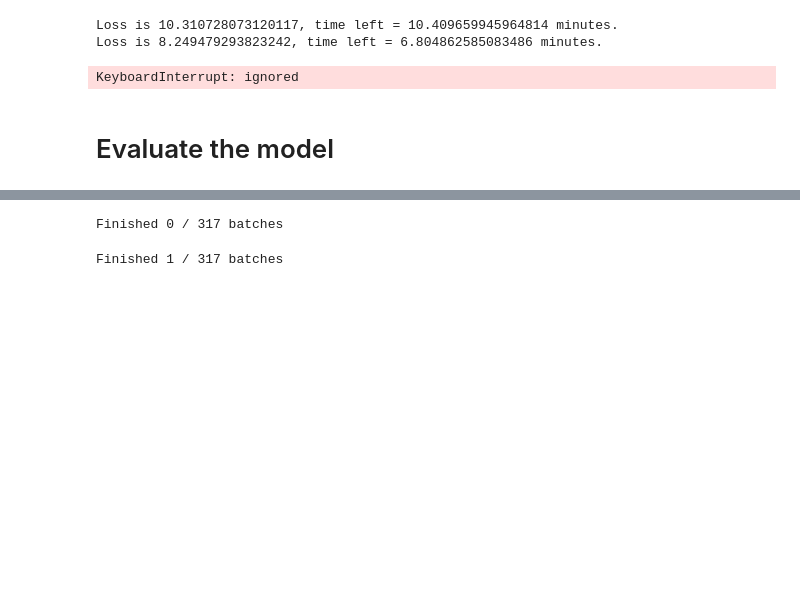
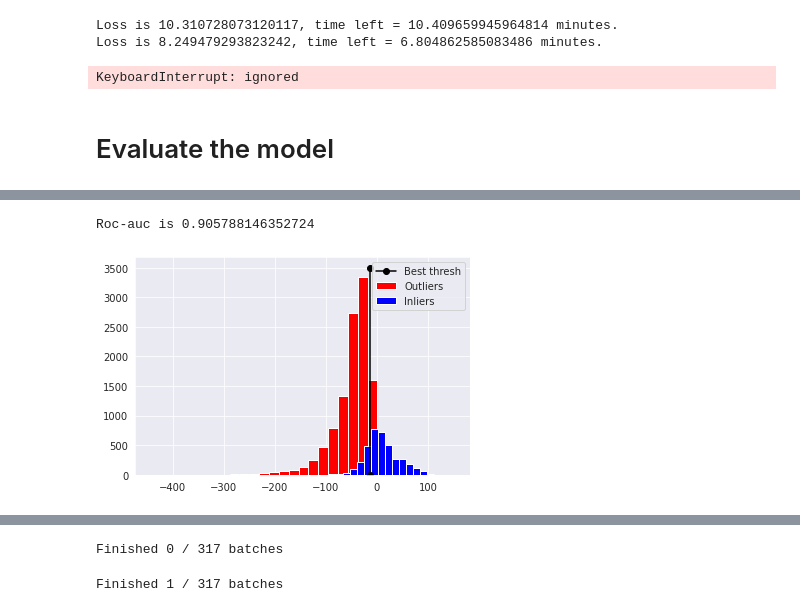
Before and after one commit to dragosconst/Anomaly-Detection, a Jupyter notebook: Anomaly_Detection.ipynb, the cells around one changed output, grey strips where cells are left out. Cells and saved outputs as stored; diff of their text form; code cells hidden in the pictures; blank space fills up the shorter version.

```diff
--- a/Anomaly_Detection.ipynb
+++ b/Anomaly_Detection.ipynb
@@ -544,0 +694,19 @@ model = model.to(device)
+# %%
+labels = np.array(labels_nice)
+new_scores = copy.deepcopy(sports_scores)
+for idx, score in enumerate(new_scores):
+  for ids, el in enumerate(score):
+    if el >= best_max_thresh:
+      score[ids] = max_val
+    elif el < best_max_thresh:
+      score[ids] = min_val
+new_scores = np.array([np.sum(s) for s in new_scores])
+print(f"Roc-auc is {roc_auc_score(labels_nice, new_scores)}")
+plt.hist(new_scores[np.where(labels == 0)[0]], bins=30, color="red")
+plt.hist(new_scores[np.where(labels == 1)[0]], bins=30, color="blue")
+plt.plot([-14, -14], [0, 3500], marker = 'o', color="black")
+plt.legend(['Best thresh', 'Outliers', 'Inliers'])
+plt.show()
+# %% [output]
+Roc-auc is 0.905788146352724
+[figure, added]
```
Also changed, not shown: parts of 25 cells of this notebook.
